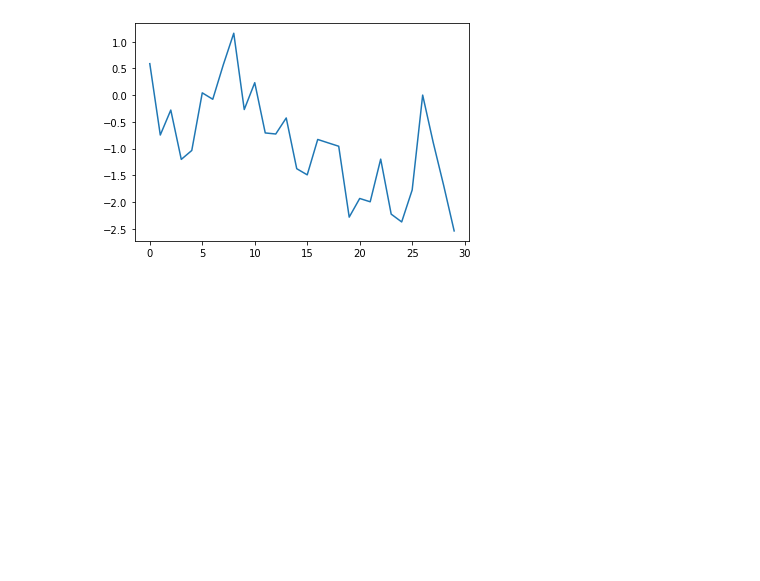
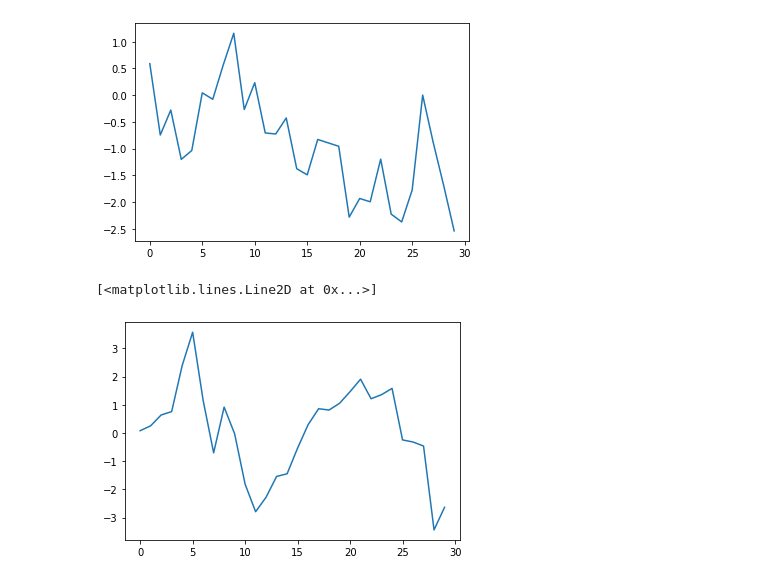
Before and after one commit to shiunru/M10821053, a Jupyter notebook: montecarlo.ipynb, the cells around one changed output. Saved outputs shown, nothing was run; the diff lists cells and outputs as text; code cells hidden in the pictures; blank space fills up the shorter version.

```diff
--- a/montecarlo.ipynb
+++ b/montecarlo.ipynb
@@ -78,0 +73,10 @@ CCP_STR
+# %%
+CCP_CYC
+d = [ 0.078,  0.252,  0.636,  0.756,  2.385,  3.57 ,  1.153, -0.706,
+         0.915, -0.031, -1.819, -2.795, -2.279, -1.543, -1.45 , -0.538,
+         0.291,  0.857,  0.812,  1.051,  1.464,  1.905,  1.212,  1.356,
+         1.579, -0.248, -0.323, -0.465, -3.44 , -2.639]
+plt.plot(d)
+# %% [output]
+[<matplotlib.lines.Line2D at 0x...>]
+[figure, added]
```
Also changed, not shown: parts of 9 cells of this notebook, 2 other files.
